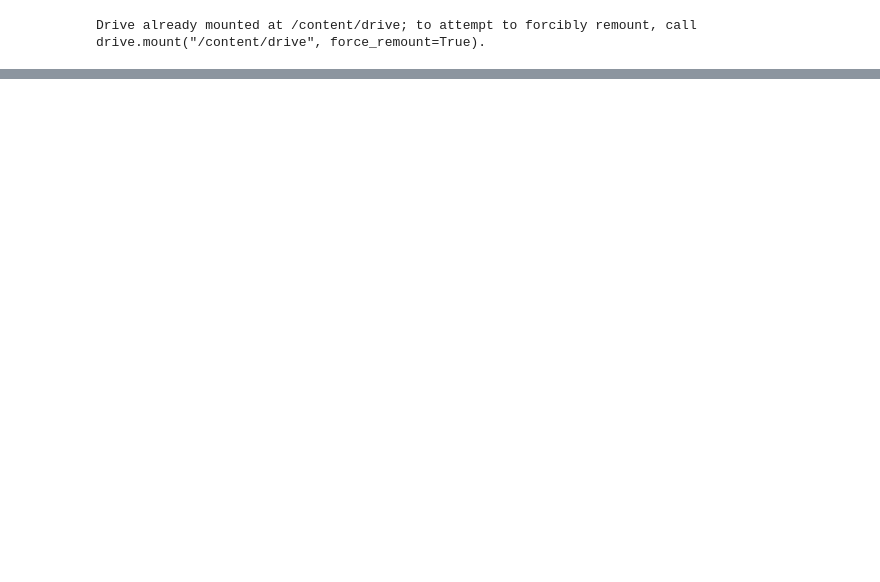
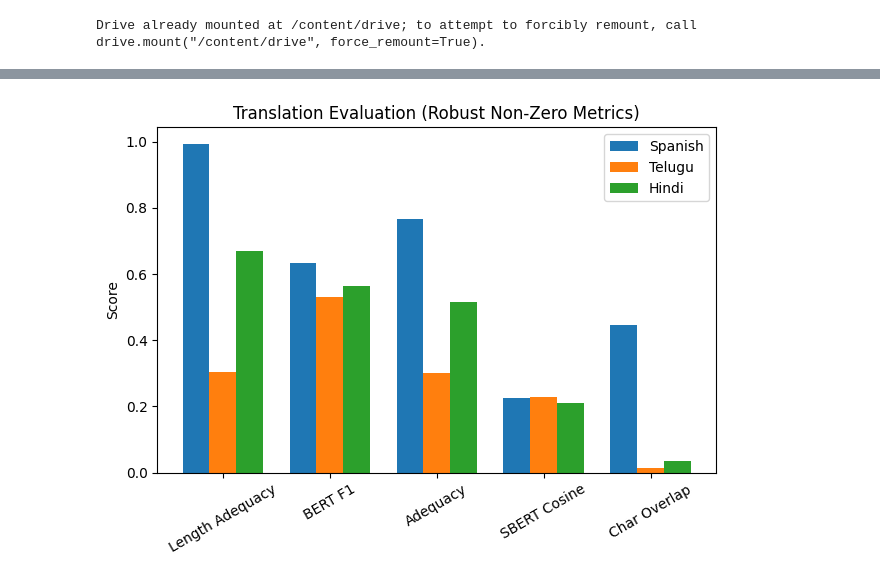
Before and after one commit to saliniyan/project_work_2, a Jupyter notebook: test.ipynb, the cells around one changed output, grey strips where cells are left out. Drawn from its saved outputs; the diff is of its cells as text; code cells hidden in the pictures; blank space fills up the shorter version.

Commit message:
added graph on test

```diff
--- a/test.ipynb
+++ b/test.ipynb
@@ -228,7 +260,7 @@ import json, os
 # Mount Drive
 drive.mount("/content/drive", force_remount=False)
 
-MODEL_DIR = "/content/drive/MyDrive/hindi_to_english"
+MODEL_DIR = "/content/drive/MyDrive/model/hindi_to_english"
 sequence_length = 30  # MUST match training
 
 # Load model
@@ -452,0 +535,18 @@ print(translate_tamil("how are you"))
+# %%
+english_sentences = [
+    "India is expected to increase silk production.",
+    "The government is empowering people through education and employment.",
+    "He said that the scheme will be implemented soon.",
+    "Buddha spoke about peace and compassion.",
+    "He was able to see his son then.",
+    "Several reforms have been improved.",
+    "A platform was developed for this purpose.",
+    "The campaign was conducted across the country.",
+    "Awards were given on the occasion of Republic Day.",
+    "He suggested that the work should be completed on time.",
+    "The focus was on sustainable development."
+]
+
+
+for i in english_sentences:
+    print(translate_tamil(i))
@@ -452,0 +1248,80 @@ print(translate_tamil("how are you"))
+# %%
+import matplotlib.pyplot as plt
+import numpy as np
+
+# ================= ORIGINAL METRICS =================
+metrics = [
+    "BERT F1",
+    "SBERT Cosine",
+    "chrF++",
+    "Char Overlap",
+    "Adequacy",
+    "Length Adequacy"
+]
+
+# Length Ratio → Length Adequacy = 1 - |1 - ratio|
+spanish = np.array([
+    0.6348,
+    0.2261,
+    0.0689,
+    0.4453,
+    0.7674,
+    1 - abs(1 - 0.994)
+])
+
+telugu = np.array([
+    0.5298,
+    0.2282,
+    0.0000,
+    0.0136,
+    0.3010,
+    1 - abs(1 - 0.3037)
+])
+
+hindi = np.array([
+    0.5643,
+    0.2114,
+    0.0013,
+    0.0365,
+    0.5168,
+    1 - abs(1 - 0.67)
+])
+
+# ================= FILTER METRICS WITH ANY ZERO =================
+valid_idx = [
+    i for i in range(len(metrics))
+    if spanish[i] > 0 and telugu[i] > 0 and hindi[i] > 0
+]
+
+filtered_metrics = [metrics[i] for i in valid_idx]
+spanish_f = spanish[valid_idx]
+telugu_f  = telugu[valid_idx]
+hindi_f   = hindi[valid_idx]
+
+# ================= OPTIONAL: GROUP BY AVG SCORE =================
+avg_scores = (spanish_f + telugu_f + hindi_f) / 3
+sorted_idx = np.argsort(avg_scores)[::-1]   # high → low
+
+filtered_metrics = [filtered_metrics[i] for i in sorted_idx]
+spanish_f = spanish_f[sorted_idx]
+telugu_f  = telugu_f[sorted_idx]
+hindi_f   = hindi_f[sorted_idx]
+
+# ================= PLOTTING =================
+x = np.arange(len(filtered_metrics))
+width = 0.25
+
+plt.figure()
+plt.bar(x - width, spanish_f, width, label="Spanish")
+plt.bar(x, telugu_f, width, label="Telugu")
+plt.bar(x + width, hindi_f, width, label="Hindi")
+
+plt.xticks(x, filtered_metrics, rotation=30)
+plt.ylabel("Score")
+plt.title("Translation Evaluation (Robust Non-Zero Metrics)")
+plt.legend()
+
+plt.tight_layout()
+plt.show()
+# %% [output]
+[figure, added]
```
Also changed, not shown: parts of 16 cells of this notebook, 8 other files.
